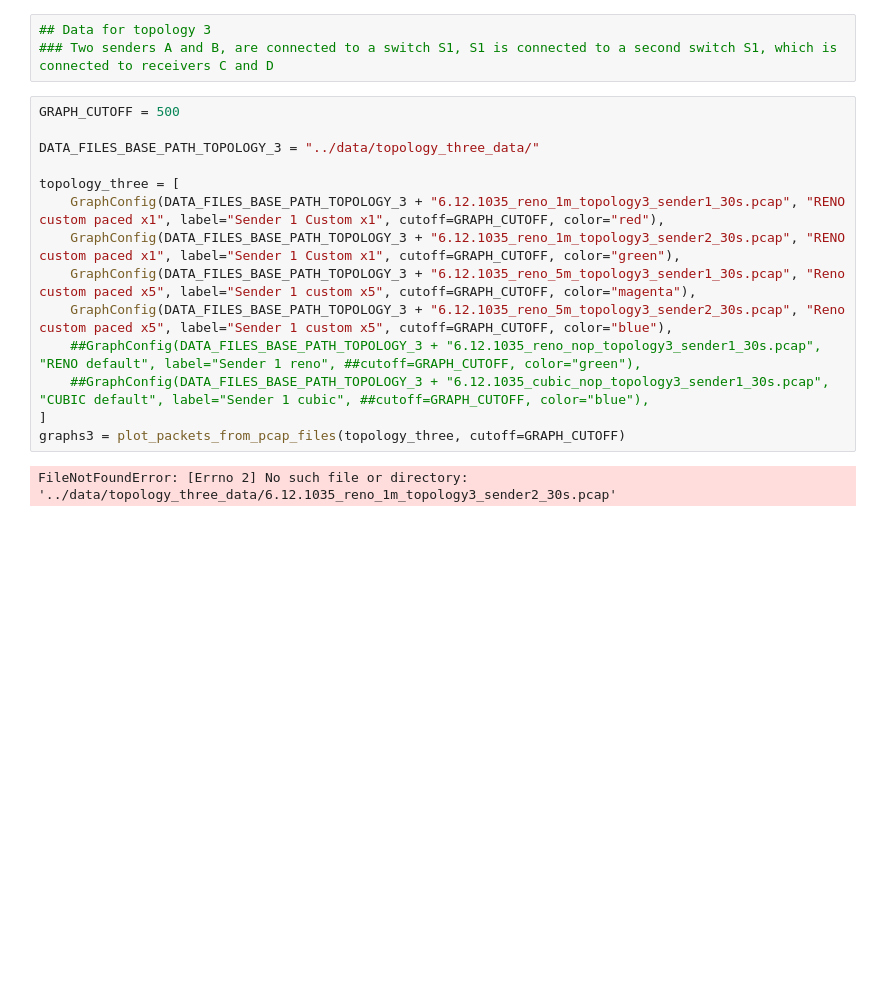
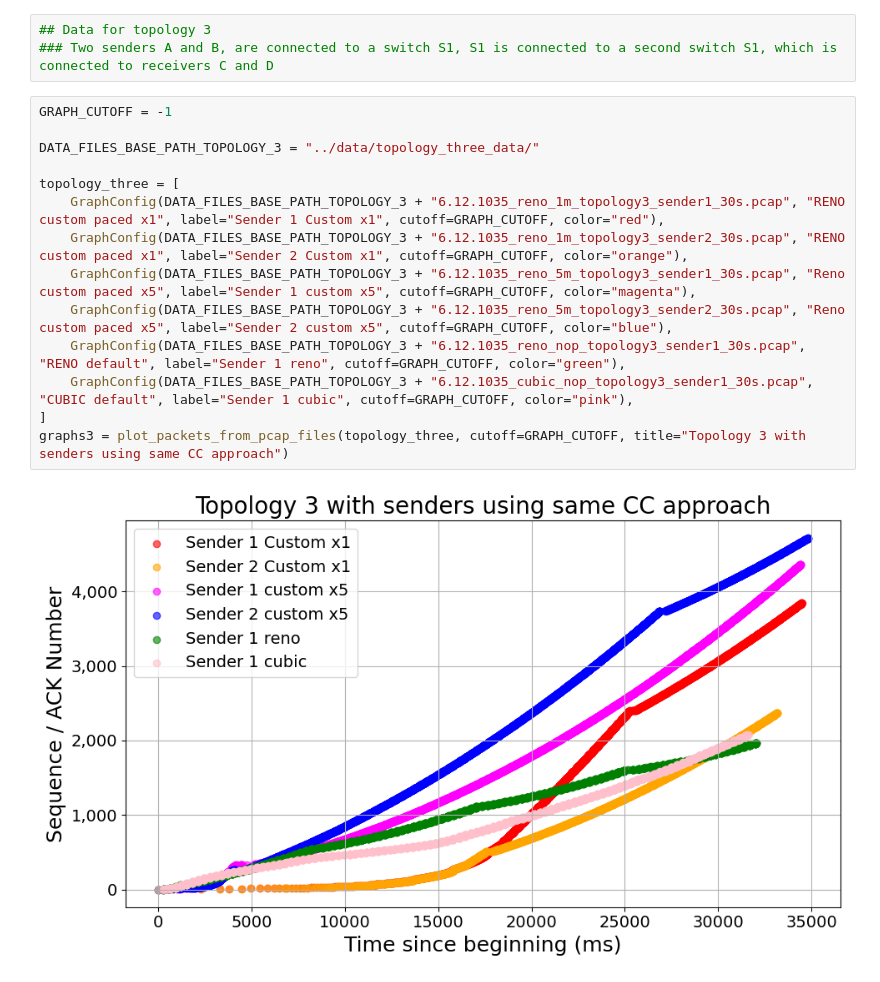
Before and after one commit to StianHaSu/TCP-Pacing-Notebooks, a Jupyter notebook: analysis/plots.ipynb, the cells around one changed output. Drawn from its saved outputs; the diff is of its cells as text; blank space fills up the shorter version.

```diff
--- a/analysis/plots.ipynb
+++ b/analysis/plots.ipynb
@@ -158,18 +155,18 @@ plot_packets_from_pcap_files(graphs, graphs_calculated, cutoff=GRAPH_CUTOFF)
 ## Data for topology 3
 ### Two senders A and B, are connected to a switch S1, S1 is connected to a second switch S1, which is connected to receivers C and D
 # %%
-GRAPH_CUTOFF = 500
+GRAPH_CUTOFF = -1
 
 DATA_FILES_BASE_PATH_TOPOLOGY_3 = "../data/topology_three_data/"
 
 topology_three = [
     GraphConfig(DATA_FILES_BASE_PATH_TOPOLOGY_3 + "6.12.1035_reno_1m_topology3_sender1_30s.pcap", "RENO custom paced x1", label="Sender 1 Custom x1", cutoff=GRAPH_CUTOFF, color="red"),
-    GraphConfig(DATA_FILES_BASE_PATH_TOPOLOGY_3 + "6.12.1035_reno_1m_topology3_sender2_30s.pcap", "RENO custom paced x1", label="Sender 1 Custom x1", cutoff=GRAPH_CUTOFF, color="green"),
+    GraphConfig(DATA_FILES_BASE_PATH_TOPOLOGY_3 + "6.12.1035_reno_1m_topology3_sender2_30s.pcap", "RENO custom paced x1", label="Sender 2 Custom x1", cutoff=GRAPH_CUTOFF, color="orange"),
     GraphConfig(DATA_FILES_BASE_PATH_TOPOLOGY_3 + "6.12.1035_reno_5m_topology3_sender1_30s.pcap", "Reno custom paced x5", label="Sender 1 custom x5", cutoff=GRAPH_CUTOFF, color="magenta"),
-    GraphConfig(DATA_FILES_BASE_PATH_TOPOLOGY_3 + "6.12.1035_reno_5m_topology3_sender2_30s.pcap", "Reno custom paced x5", label="Sender 1 custom x5", cutoff=GRAPH_CUTOFF, color="blue"),
-    ##GraphConfig(DATA_FILES_BASE_PATH_TOPOLOGY_3 + "6.12.1035_reno_nop_topology3_sender1_30s.pcap", "RENO default", label="Sender 1 reno", ##cutoff=GRAPH_CUTOFF, color="green"),
-    ##GraphConfig(DATA_FILES_BASE_PATH_TOPOLOGY_3 + "6.12.1035_cubic_nop_topology3_sender1_30s.pcap", "CUBIC default", label="Sender 1 cubic", ##cutoff=GRAPH_CUTOFF, color="blue"),
+    GraphConfig(DATA_FILES_BASE_PATH_TOPOLOGY_3 + "6.12.1035_reno_5m_topology3_sender2_30s.pcap", "Reno custom paced x5", label="Sender 2 custom x5", cutoff=GRAPH_CUTOFF, color="blue"),
+    GraphConfig(DATA_FILES_BASE_PATH_TOPOLOGY_3 + "6.12.1035_reno_nop_topology3_sender1_30s.pcap", "RENO default", label="Sender 1 reno", cutoff=GRAPH_CUTOFF, color="green"),
+    GraphConfig(DATA_FILES_BASE_PATH_TOPOLOGY_3 + "6.12.1035_cubic_nop_topology3_sender1_30s.pcap", "CUBIC default", label="Sender 1 cubic", cutoff=GRAPH_CUTOFF, color="pink"),
 ]
-graphs3 = plot_packets_from_pcap_files(topology_three, cutoff=GRAPH_CUTOFF)
+graphs3 = plot_packets_from_pcap_files(topology_three, cutoff=GRAPH_CUTOFF, title="Topology 3 with senders using same CC approach")
 # %% [output]
-FileNotFoundError: [Errno 2] No such file or directory: '../data/topology_three_data/6.12.1035_reno_1m_topology3_sender2_30s.pcap'
+[figure, added]
```
Also changed, not shown: parts of 8 cells of this notebook, 23 other files.
